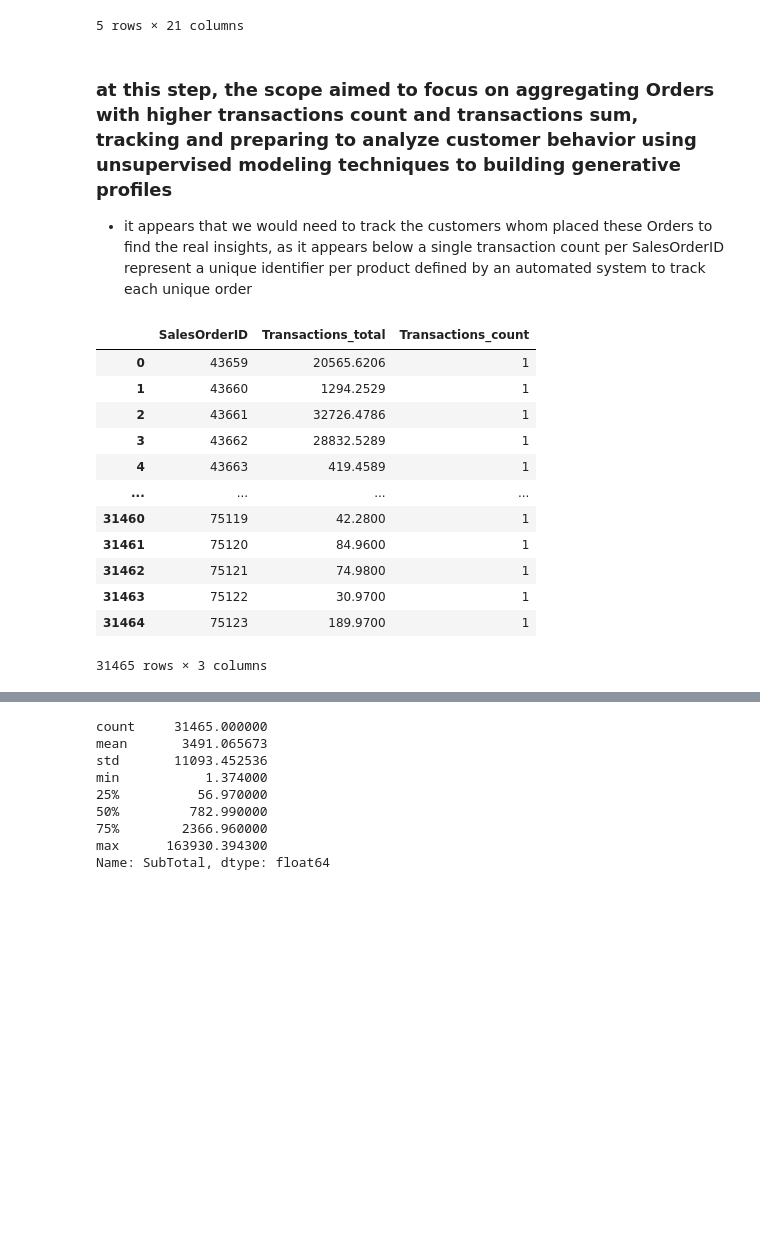
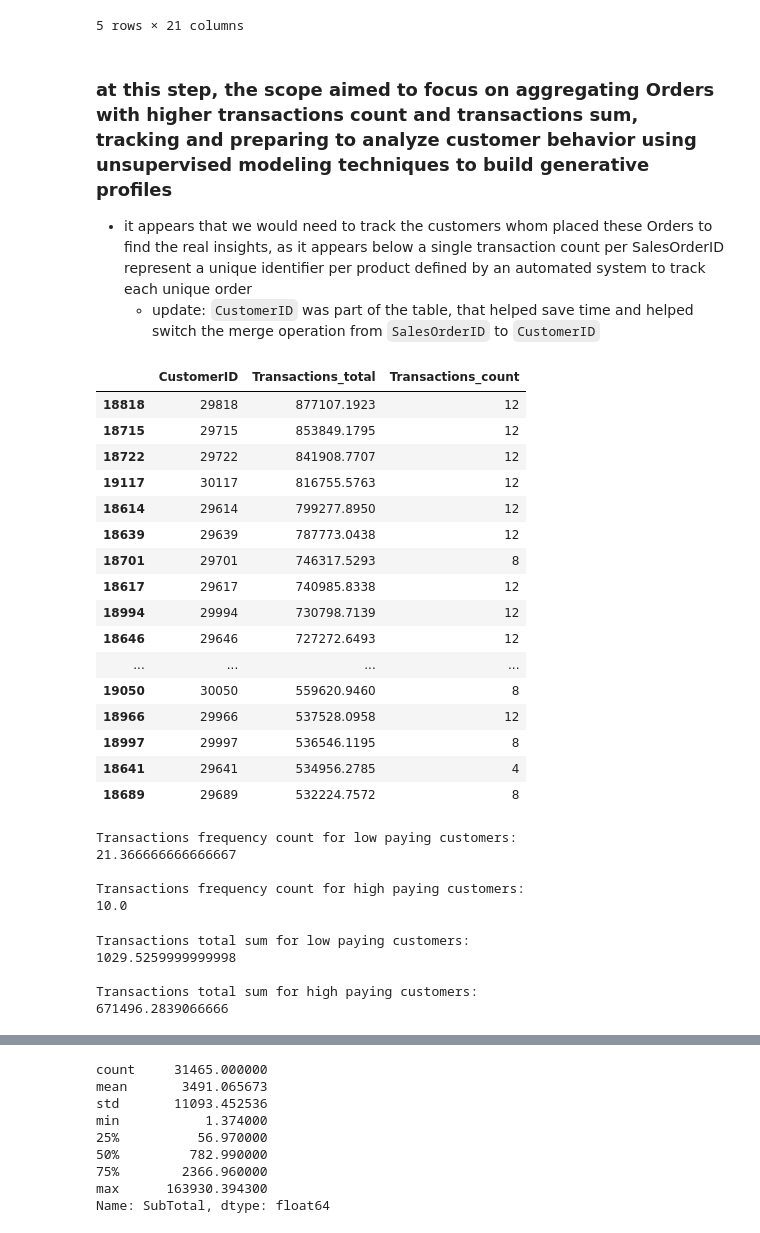
Before and after one commit to AtlasMarbx/AdventureWorks-Data-Migration-and-insight-extraction, a Jupyter notebook: EDA_process.ipynb, the cells around one changed output, grey strips where cells are left out. Drawn from its saved outputs; the diff is of its cells as text; code cells hidden in the pictures; blank space fills up the shorter version.

Commit message:
customer insights

```diff
--- a/EDA_process.ipynb
+++ b/EDA_process.ipynb
@@ -39,6 +39,10 @@ with engine.connect() as connection:
     # extracting salesorderdetails table
     query_orderdetails = 'SELECT * FROM `aw2022-sales-salesorderdetails`'
     df_orderdetails = pd.read_sql_query(query_orderdetails, connection)
+
+    # extracting shipment method
+    query_shipment = 'SELECT * FROM `aw2022-purchasing-shipmethod`'
+    df_shipment = pd.read_sql_query(query_shipment, connection)
 # %% [markdown]
 ## A robust query design must:
 
@@ -172,40 +176,68 @@ refined_df_orderheader.head()
 | 4 | 43663 | 8 | 2011-05-31 | 2011-06-12 | 2011-06-07 | 5 | FALSE | ... |
 5 rows × 21 columns
 # %% [markdown]
-### at this step, the scope aimed to focus on aggregating Orders with higher transactions count and transactions sum, tracking and preparing to analyze customer behavior using unsupervised modeling techniques to building generative profiles
+### at this step, the scope aimed to focus on aggregating Orders with higher transactions count and transactions sum, tracking and preparing to analyze customer behavior using unsupervised modeling techniques to build generative profiles
 - it appears that we would need to track the customers whom placed these Orders to find the real insights, as it appears below a single transaction count per SalesOrderID represent a unique identifier per product defined by an automated system to track each unique order
+    - update: `CustomerID` was part of the table, that helped save time and helped switch the merge operation from `SalesOrderID` to `CustomerID`
 # %%
 Transaction_count_per_account = (
-    refined_df_orderheader.groupby('SalesOrderID')['SubTotal']
+    refined_df_orderheader.groupby('CustomerID')['SubTotal']
     .count()
     .reset_index()
     .rename(columns={'SubTotal': 'Transactions_count'})
 )
 
 Transaction_total_per_account = (
-    refined_df_orderheader.groupby('SalesOrderID')['SubTotal']
+    refined_df_orderheader.groupby('CustomerID')['SubTotal']
     .sum()
     .reset_index()
     .rename(columns={'SubTotal': 'Transactions_total'})
 )
 
-SalesID_df = pd.merge(Transaction_total_per_account, Transaction_count_per_account, on='SalesOrderID')
+SalesID_df = pd.merge(Transaction_total_per_account, Transaction_count_per_account, on='CustomerID')
 
 top_transactions_count = SalesID_df.sort_values(ascending=False, by='Transactions_count')
 top_transactions_total = SalesID_df.sort_values(ascending=False, by='Transactions_total')
 
-top_transactions_count
+top_transactions_total.head(30)
+# SalesOrderID
 # %% [output]
-|  | SalesOrderID | Transactions_total | Transactions_count |
-| 0 | 43659 | 20565.6206 | 1 |
-| 1 | 43660 | 1294.2529 | 1 |
-| 2 | 43661 | 32726.4786 | 1 |
-| 3 | 43662 | 28832.5289 | 1 |
-| 4 | 43663 | 419.4589 | 1 |
+|  | CustomerID | Transactions_total | Transactions_count |
+| 18818 | 29818 | 877107.1923 | 12 |
+| 18715 | 29715 | 853849.1795 | 12 |
+| 18722 | 29722 | 841908.7707 | 12 |
+| 19117 | 30117 | 816755.5763 | 12 |
+| 18614 | 29614 | 799277.8950 | 12 |
+| 18639 | 29639 | 787773.0438 | 12 |
+| 18701 | 29701 | 746317.5293 | 8 |
+| 18617 | 29617 | 740985.8338 | 12 |
+| 18994 | 29994 | 730798.7139 | 12 |
+| 18646 | 29646 | 727272.6493 | 12 |
 | ... | ... | ... | ... |
-| 31460 | 75119 | 42.2800 | 1 |
-| 31461 | 75120 | 84.9600 | 1 |
-| 31462 | 75121 | 74.9800 | 1 |
-| 31463 | 75122 | 30.9700 | 1 |
-| 31464 | 75123 | 189.9700 | 1 |
+| 19050 | 30050 | 559620.9460 | 8 |
+| 18966 | 29966 | 537528.0958 | 12 |
+| 18997 | 29997 | 536546.1195 | 8 |
+| 18641 | 29641 | 534956.2785 | 4 |
+| 18689 | 29689 | 532224.7572 | 8 |
-31465 rows × 3 columns
+# %%
+low_paying_customers_count = np.mean(top_transactions_count['Transactions_count'].head(30))
+high_paying_customers_count = np.mean(top_transactions_total['Transactions_count'].head(30))
+
+print(f'Transactions frequency count for low paying customers: \n{low_paying_customers_count}\n\nTransactions frequency count for high paying customers: \n{high_paying_customers_count}')
+# %% [output]
+Transactions frequency count for low paying customers:
+21.366666666666667
+
+Transactions frequency count for high paying customers:
+10.0
+# %%
+low_paying_customers_total = np.mean(top_transactions_count['Transactions_total'].head(30))
+high_paying_customers_total = np.mean(top_transactions_total['Transactions_total'].head(30))
+
+print(f'Transactions total sum for low paying customers: \n{low_paying_customers_total}\n\nTransactions total sum for high paying customers: \n{high_paying_customers_total}')
+# %% [output]
+Transactions total sum for low paying customers:
+1029.5259999999998
+
+Transactions total sum for high paying customers:
+671496.2839066666
```
Also changed, not shown: parts of 7 cells of this notebook.
